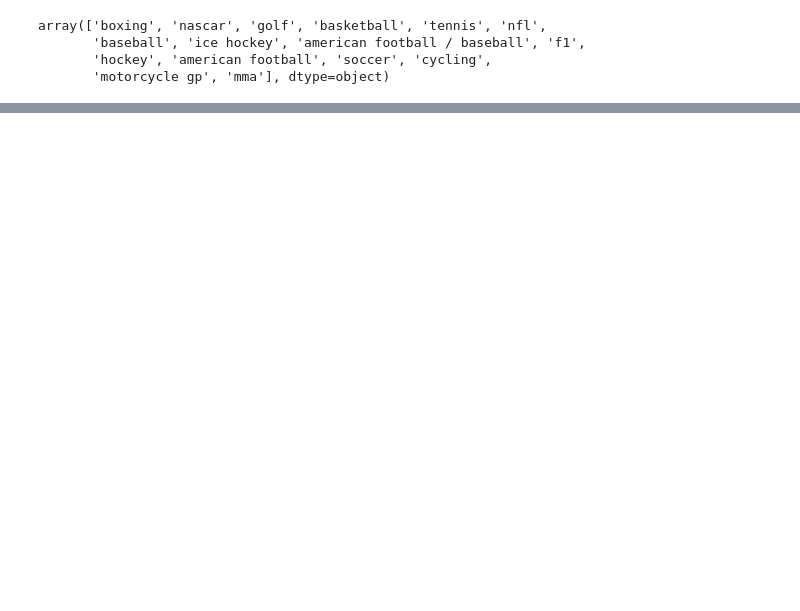
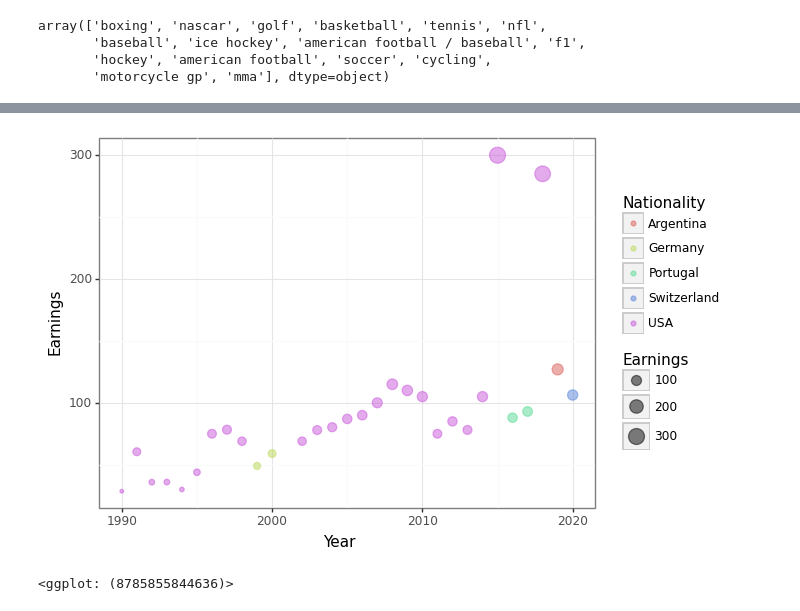
Before and after one commit to zoeshenrw/databootcamp-midterm, a Jupyter notebook: databootcamp-midterm.ipynb, the cells around one changed output, grey strips where cells are left out. Drawn from its saved outputs; the diff is of its cells as text; code cells hidden in the pictures; blank space fills up the shorter version.

```diff
--- a/databootcamp-midterm.ipynb
+++ b/databootcamp-midterm.ipynb
@@ -53,0 +152,8 @@ df_no1.head()
+# %%
+(ggplot(df_no1, mapping=aes(x='Year', y='Earnings',color='Nationality',size='Earnings'))+
+geom_point(alpha = 0.5)+
+theme_bw()
+)
+# %% [output]
+[figure, added]
+<ggplot: (8785855844636)>
```
Also changed, not shown: parts of 14 cells of this notebook.
